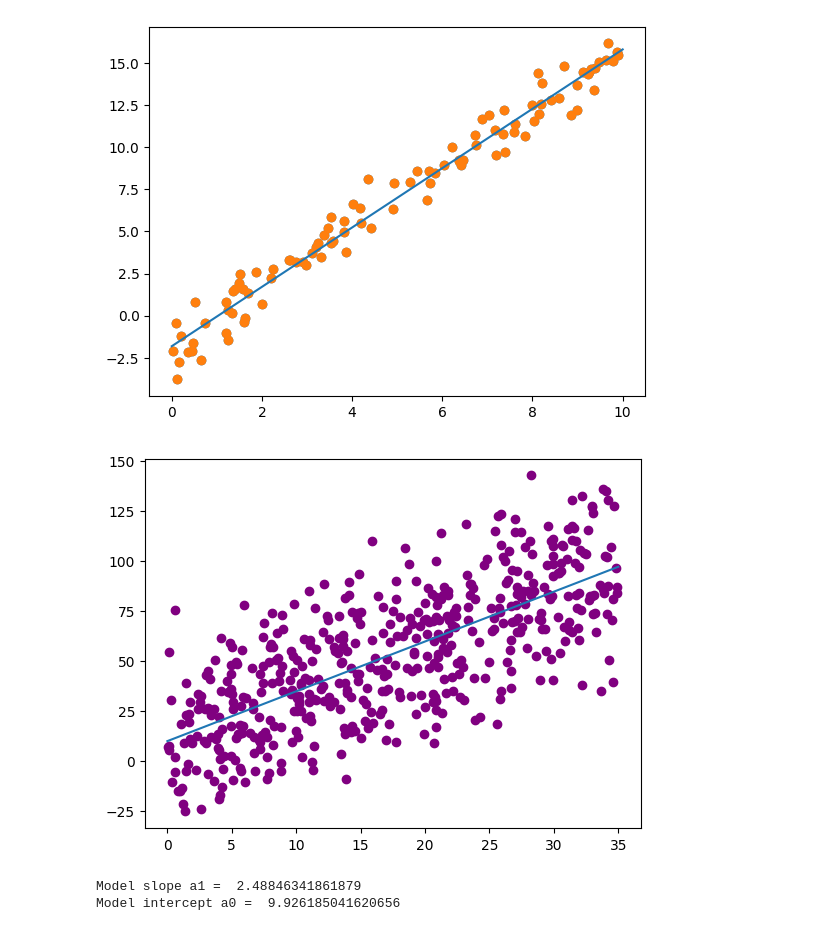
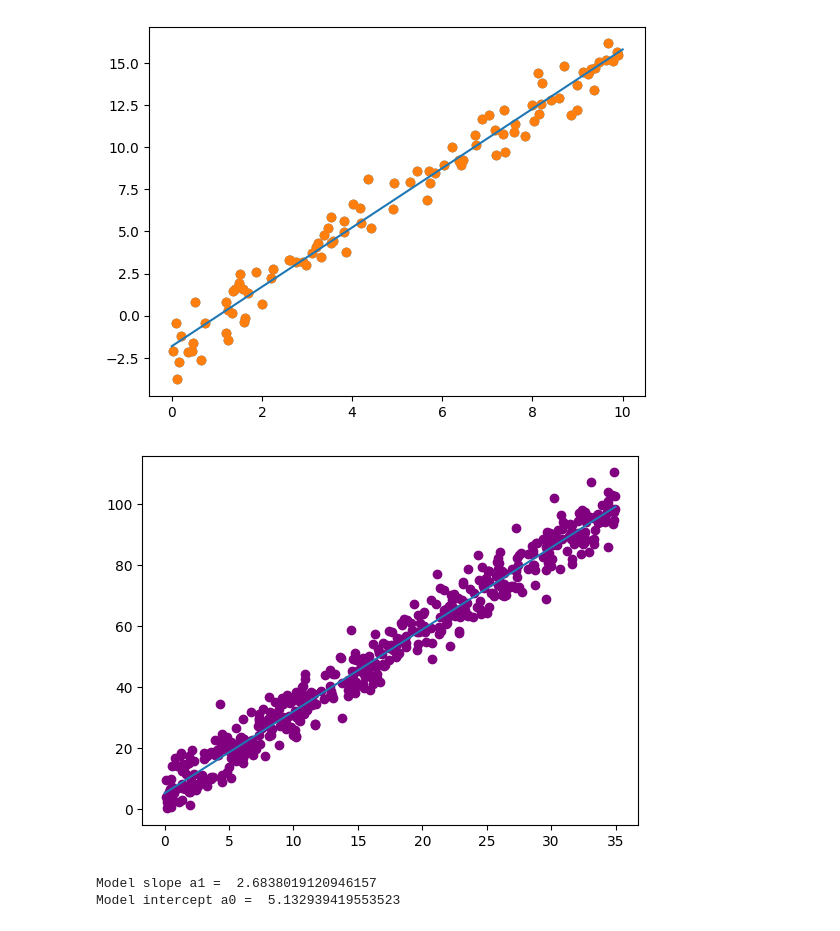
Before and after one commit to EB-WildEye/Machine-Learning-2025-, a Jupyter notebook: ex-1-linear-regression/src/part-1-linear-regression.ipynb, the cells around one changed output. Drawn from its saved outputs; the diff is of its cells as text; code cells hidden in the pictures.

```diff
--- a/ex-1-linear-regression/src/part-1-linear-regression.ipynb
+++ b/ex-1-linear-regression/src/part-1-linear-regression.ipynb
@@ -29,26 +29,27 @@ Model slope a1:  1.7626174515309245
 Model intercept a0:  -1.8134270348000463
 [figure]
 # %%
-x = np.random.rand(500) * 35
 a = 2.7
 b = 5
-noise = np.random.normal(0, 25, 500)
+
+x = 35 * np.random.rand(500)
+noise = np.random.normal(loc=0, scale=np.sqrt(25), size=500)
 y = a*x + b + noise
 
 plt.scatter(x, y, color='purple')
 
 model = LinearRegression()
 model.fit(x.reshape(-1, 1), y)
 
 x_fit = np.linspace(0, 35, 100)
 y_fit = model.predict(x_fit.reshape(-1, 1))
 
 plt.plot(x_fit, y_fit)
 plt.show()
 
 print("Model slope a1 = ", model.coef_[0])
 print("Model intercept a0 = ", model.intercept_)
 # %% [output]
-[figure, old version]
+[figure, new version]
-Model slope a1 =  2.48846341861879
-Model intercept a0 =  9.926185041620656
+Model slope a1 =  2.6838019120946157
+Model intercept a0 =  5.132939419553523
```
Also changed, not shown: parts of 2 cells of this notebook, 24 other files.
